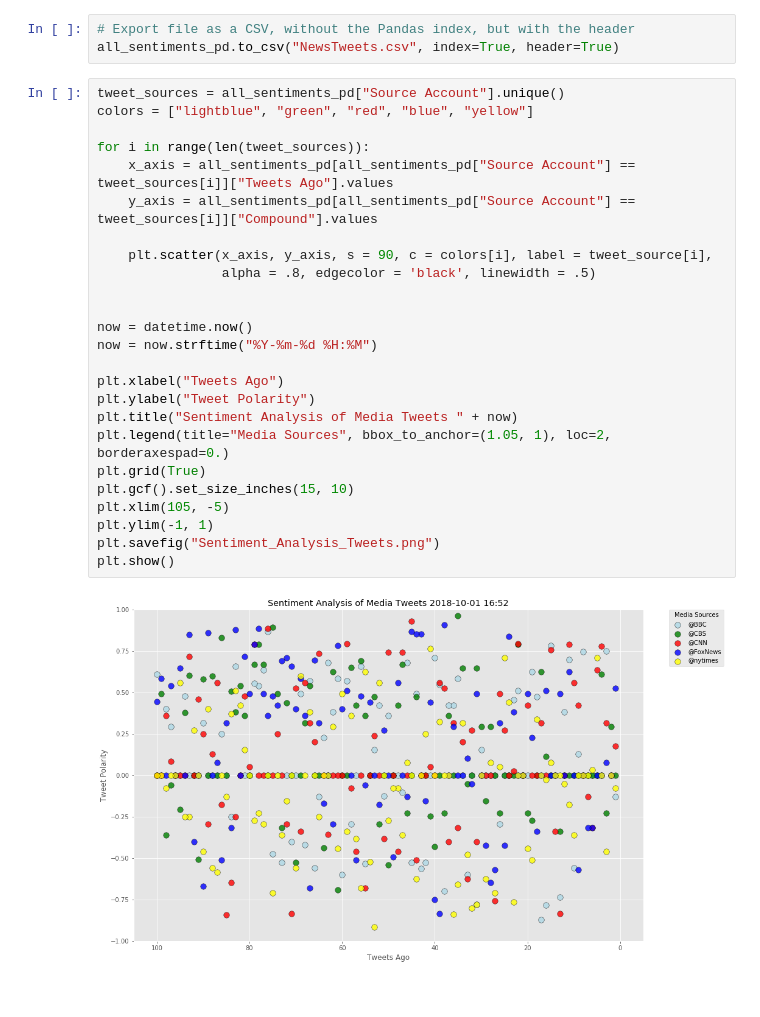
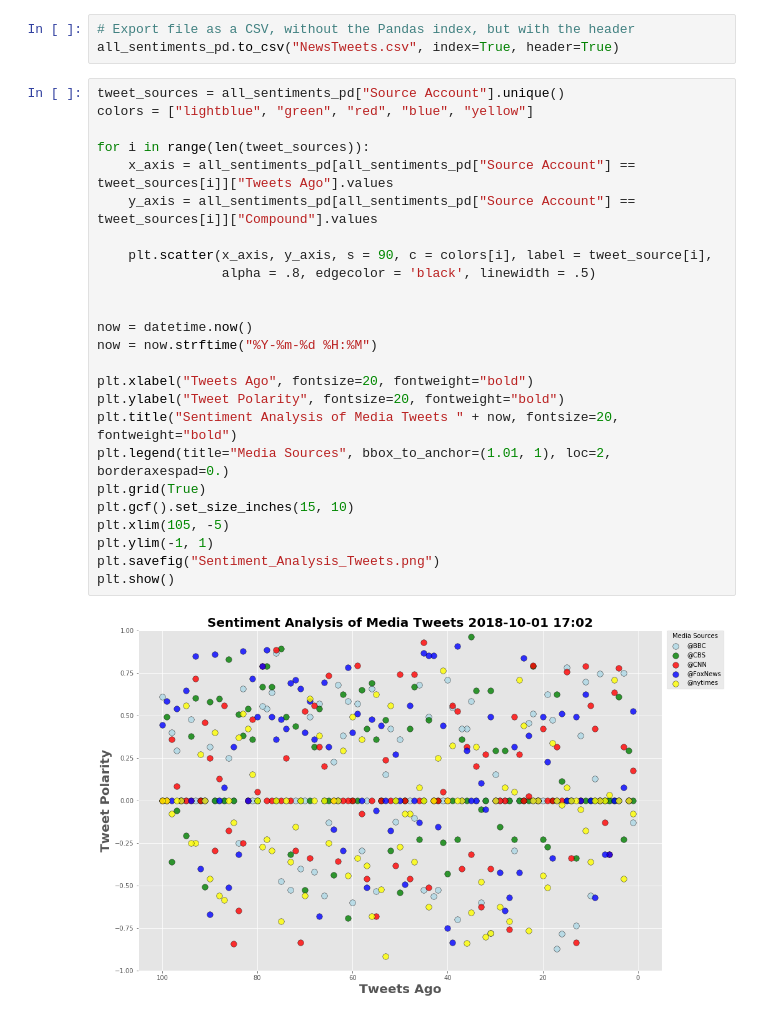
Before and after one commit to salizadeh10/Distinguishing-Sentiments, a Jupyter notebook: distinguishing_sentiments.ipynb, the cells around one changed output. Saved outputs shown, nothing was run; the diff lists cells and outputs as text.

Commit message:
Scatter plot legends fixed

```diff
--- a/distinguishing_sentiments.ipynb
+++ b/distinguishing_sentiments.ipynb
@@ -157,27 +157,27 @@ all_sentiments_pd.to_csv("NewsTweets.csv", index=True, header=True)
 # %%
 tweet_sources = all_sentiments_pd["Source Account"].unique()
 colors = ["lightblue", "green", "red", "blue", "yellow"]
 
 for i in range(len(tweet_sources)):
     x_axis = all_sentiments_pd[all_sentiments_pd["Source Account"] == tweet_sources[i]]["Tweets Ago"].values
     y_axis = all_sentiments_pd[all_sentiments_pd["Source Account"] == tweet_sources[i]]["Compound"].values
 
     plt.scatter(x_axis, y_axis, s = 90, c = colors[i], label = tweet_source[i],
                 alpha = .8, edgecolor = 'black', linewidth = .5)
 
 
 now = datetime.now()
 now = now.strftime("%Y-%m-%d %H:%M")
 
-plt.xlabel("Tweets Ago")
-plt.ylabel("Tweet Polarity")
-plt.title("Sentiment Analysis of Media Tweets " + now)
-plt.legend(title="Media Sources", bbox_to_anchor=(1.05, 1), loc=2, borderaxespad=0.)
+plt.xlabel("Tweets Ago", fontsize=20, fontweight="bold")
+plt.ylabel("Tweet Polarity", fontsize=20, fontweight="bold")
+plt.title("Sentiment Analysis of Media Tweets " + now, fontsize=20, fontweight="bold")
+plt.legend(title="Media Sources", bbox_to_anchor=(1.01, 1), loc=2, borderaxespad=0.)
 plt.grid(True)
 plt.gcf().set_size_inches(15, 10)
 plt.xlim(105, -5)
 plt.ylim(-1, 1)
 plt.savefig("Sentiment_Analysis_Tweets.png")
 plt.show()
 # %% [output]
-[figure, old version]
+[figure, new version]
```
